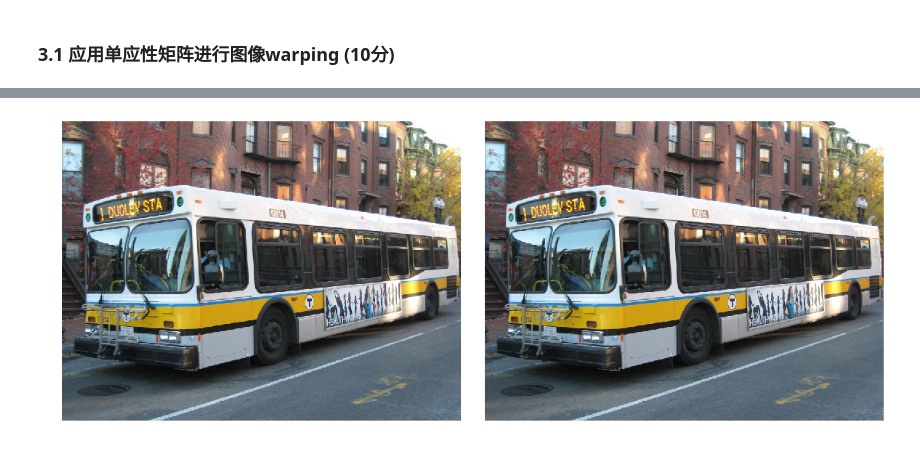
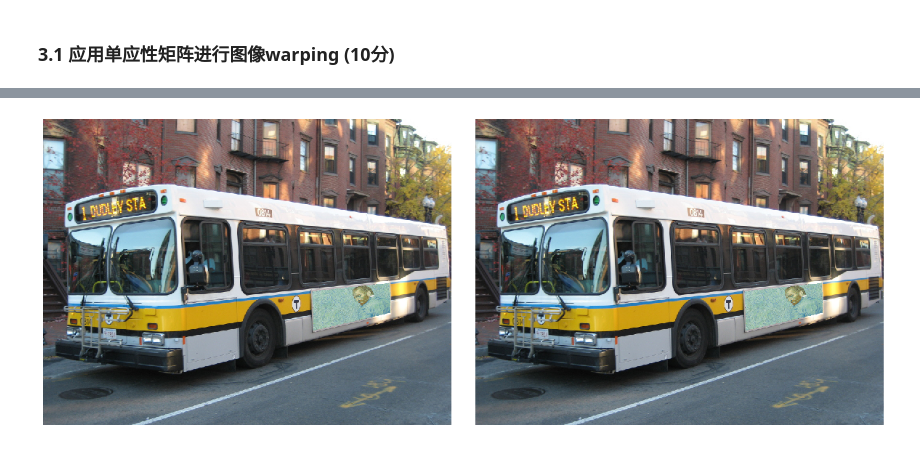
Before and after one commit to LyricZhao/Media-Computing-Homework, a Jupyter notebook: Exp-1/hw1.ipynb, the cells around one changed output, grey strips where cells are left out. Cells and saved outputs as stored; diff of their text form; code cells hidden in the pictures.

```diff
--- a/Exp-1/hw1.ipynb
+++ b/Exp-1/hw1.ipynb
@@ -187,23 +276,47 @@ H=[[  8.34566914e-01  -3.12962592e-02  -4.53681006e+02],
 <img src="./data/bus.jpg"  style="width: 350px;display: inline-block;"/>
 <img src="./data/poster.jpg"  style="width: 200px;display: inline-block;"/>
 <img src="./data/bus_warp.png"  style="width: 350px;display: inline-block;"/>
-# %%
-#homography matrix
-H = np.array([[ 0.8025,  0.0116,  -78.2148],
-              [-0.0058,  0.8346, -141.3292],
-              [-0.0006, -0.0002,    1.    ]])
-
-def applyHomography(H,im1,im2,option):
-    #option = "nearest" or "bilinear"
-    #warp image 2 to image 1
-    im = im1
-    ### YOUR CODE HERE
-    pass
-    ### END YOUR CODE
-    return im
-
-img2=(io.imread("./data/poster.jpg"))
-img1=(io.imread("./data/bus.jpg"))
-show_images([applyHomography(H,img1,img2,"nearest"),applyHomography(H,img1,img2,"bilinear")])
-# %% [output]
-[figure, removed]
+# %%
+#homography matrix
+H = np.array([[  8.34566914e-01 , -3.12962592e-02 , -4.53681006e+02],
+   [  1.29611862e-01   ,1.21225212 , -5.04967813e+02],
+   [ -8.20263106e-04  , 1.45634346e-05  , 1.]])
+
+def applyHomography(H,im1,im2,option):
+    #option = "nearest" or "bilinear"
+    #warp image 2 to image 1
+    im = im1
+    ### YOUR CODE HERE
+    h1, w1, _ = im1.shape
+    h2, w2, _ = im2.shape
+    mask = np.zeros((h1 * w1,), dtype=np.float32)
+    queries = np.zeros((h1 * w1, 2), dtype=np.float32)
+    order = 0 if "nearest" else 1
+    # H 是 im1 到 im2 的变换（试了很久）
+    # 变换后在 im2 范围内就构造插值查询
+    for i in range(h1):
+        for j in range(w1):
+            b, a, k = H.dot(np.array([j, i, 1]))
+            a /= k
+            b /= k
+            if 0 <= a and a < h2 and 0 <= b and b < w2:
+                im[i][j] = (0., 0., 0.)
+                mask[i * w1 + j] = 1.
+                queries[i * w1 + j] = (a, b)
+    queries = queries.transpose()
+    for c in range(3):
+        inp = im2[:, :, c]
+        # 用插值查询对应点像素
+        # 注意这里 option 不是 mode，mode 参数是越界之后填充的处理，option 应该对应插值的 order
+        out = ndimage.map_coordinates(inp, queries, order=order, mode='wrap')
+        out = out * mask
+        im[:, :, c] += out.reshape((h1, w1)).astype(np.uint8)
+
+    ### END YOUR CODE
+    return im
+
+img2=(io.imread("./data/poster.jpg"))
+img1=(io.imread("./data/bus.jpg"))
+show_images([applyHomography(H,img1,img2,"nearest"),applyHomography(H,img1,img2,"bilinear")])
+# %% [output]
+[figure, added]
```
Also changed, not shown: parts of 14 cells of this notebook, 1 other file.
